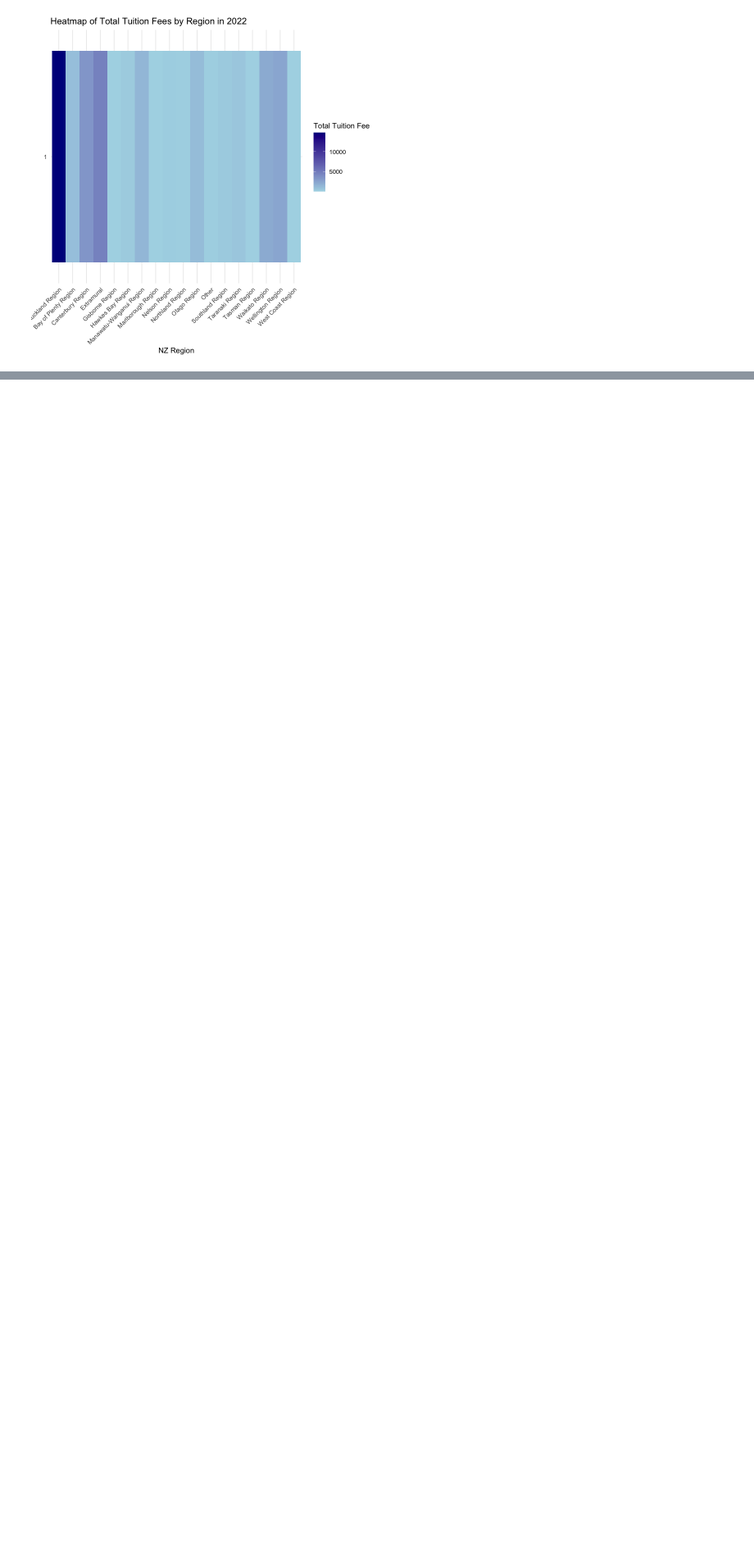
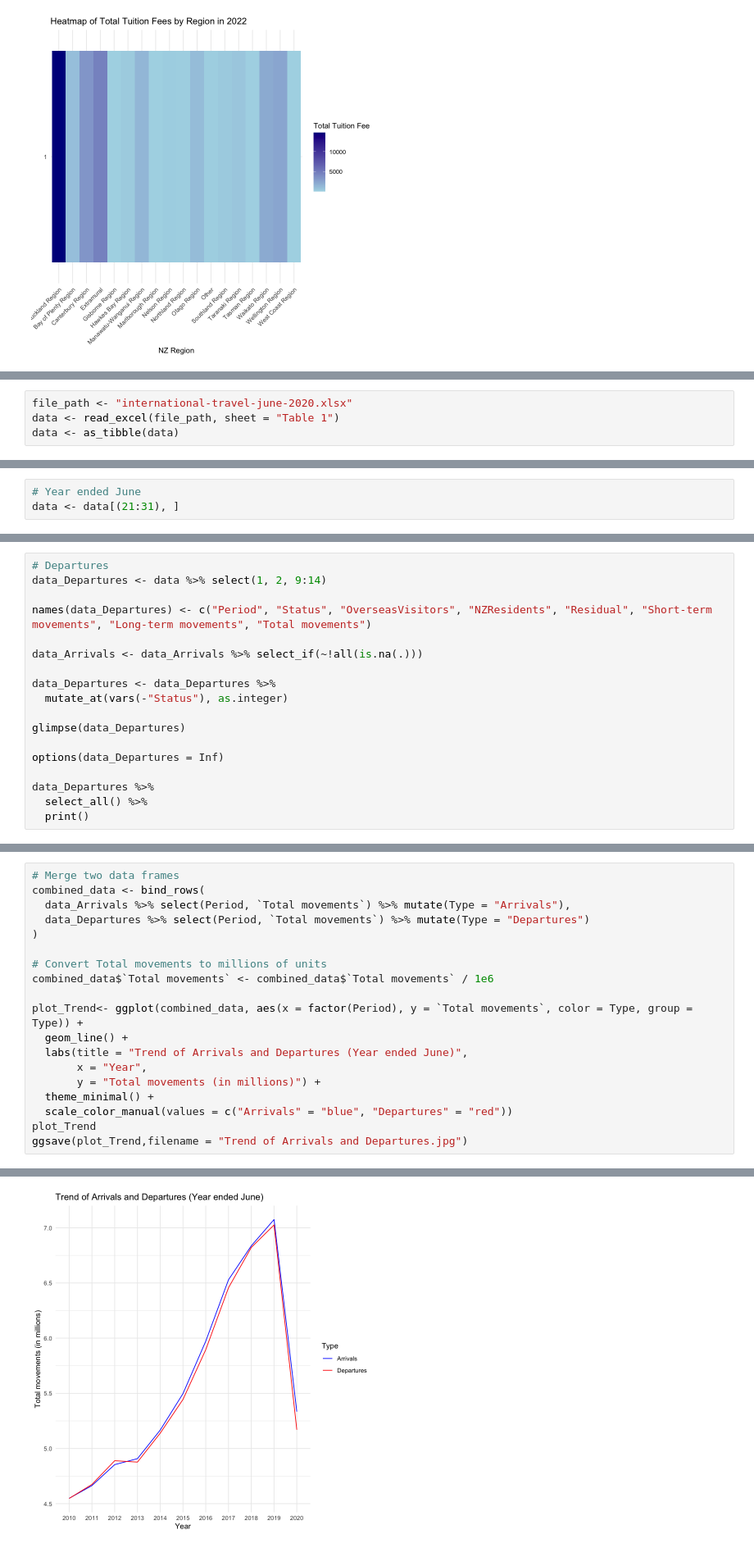
Before and after one commit to yutingzhangTina/Data201_group_project, a Jupyter notebook: education+travel.ipynb, the cells around one changed output, grey strips where cells are left out. Shown at 82% size. Drawn from its saved outputs; the diff is of its cells as text; blank space fills up the shorter version.

Commit message:
combine education and travel

```diff
--- a/project_education.ipynb
+++ b/education+travel.ipynb
@@ -694,0 +684,4 @@ heatmap_plot
+# %%
+file_path <- "international-travel-june-2020.xlsx"
+data <- read_excel(file_path, sheet = "Table 1")
+data <- as_tibble(data)
@@ -694,0 +745,3 @@ heatmap_plot
+# %%
+# Year ended June
+data <- data[(21:31), ]
@@ -694,0 +782,18 @@ heatmap_plot
+# %%
+# Departures
+data_Departures <- data %>% select(1, 2, 9:14)
+
+names(data_Departures) <- c("Period", "Status", "OverseasVisitors", "NZResidents", "Residual", "Short-term movements", "Long-term movements", "Total movements")
+
+data_Arrivals <- data_Arrivals %>% select_if(~!all(is.na(.)))
+
+data_Departures <- data_Departures %>%
+  mutate_at(vars(-"Status"), as.integer)
+
+glimpse(data_Departures)
+
+options(data_Departures = Inf)
+
+data_Departures %>%
+  select_all() %>%
+  print()
@@ -694,0 +818,20 @@ heatmap_plot
+# %%
+# Merge two data frames
+combined_data <- bind_rows(
+  data_Arrivals %>% select(Period, `Total movements`) %>% mutate(Type = "Arrivals"),
+  data_Departures %>% select(Period, `Total movements`) %>% mutate(Type = "Departures")
+)
+
+# Convert Total movements to millions of units
+combined_data$`Total movements` <- combined_data$`Total movements` / 1e6
+
+plot_Trend<- ggplot(combined_data, aes(x = factor(Period), y = `Total movements`, color = Type, group = Type)) +
+  geom_line() +
+  labs(title = "Trend of Arrivals and Departures (Year ended June)",
+       x = "Year",
+       y = "Total movements (in millions)") +
+  theme_minimal() +
+  scale_color_manual(values = c("Arrivals" = "blue", "Departures" = "red"))
+plot_Trend
+ggsave(plot_Trend,filename = "Trend of Arrivals and Departures.jpg")
+# %% [output]
@@ -694,0 +839 @@ heatmap_plot
+[figure, added]
```
Also changed, not shown: parts of 11 cells of this notebook, 1 other file.
